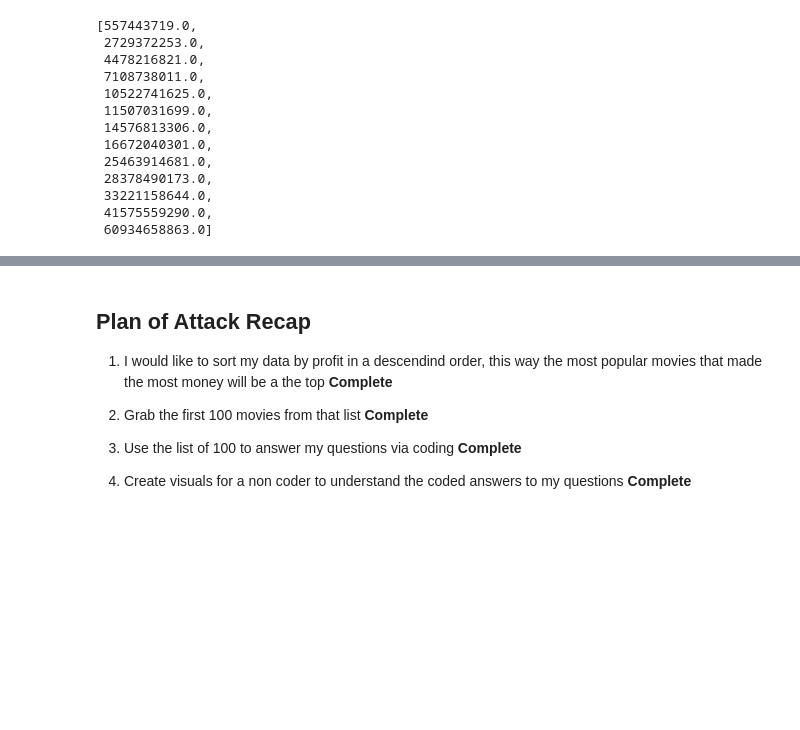
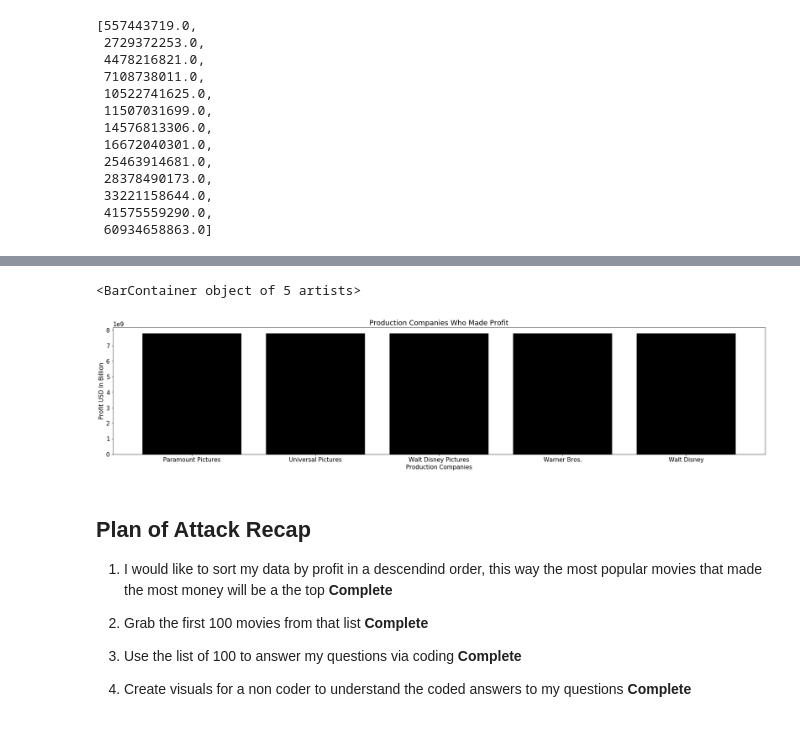
Before and after one commit to bmor2552/MovieProj, a Jupyter notebook: NoteBooks/Statistical_Analysis.ipynb, the cells around one changed output, grey strips where cells are left out. Drawn from its saved outputs; the diff is of its cells as text; code cells hidden in the pictures; blank space fills up the shorter version.

```diff
--- a/NoteBooks/Statistical_Analysis.ipynb
+++ b/NoteBooks/Statistical_Analysis.ipynb
@@ -397,0 +431,8 @@ plt.bar(x,y)
+# %%
+'''This for loop will create a dictionary where the key is the production company of the movie
+and the value is the sum of the profit made as a whole for the df_100 production companies'''
+unique_procomp_list = list(set(production_list))
+production_profit_dict = {}
+
+for company in unique_procomp_list:
+        production_profit_dict[company] = df_plot_companies[df_plot_companies[company] == True]['profit'].sum()
@@ -397,0 +459,4 @@ plt.bar(x,y)
+# %%
+production_profit_dict_sort = sorted(production_profit_dict.items(), key=operator.itemgetter(1))
+production_profit_dict_sort
+# Sorting the dictionary from the most profitable production company to the least profitable genre
@@ -397,0 +481,12 @@ plt.bar(x,y)
+# %%
+'''The loop below will create two list
+it will then pull out of the dictionary made in the cell above
+the keys and place them in the production company list
+and then pull the values and place them in the _profits list'''
+
+production_company = []
+_profits = []
+
+for item in range(len(production_profit_dict_sort)):
+    production_company.append(production_profit_dict_sort[item][0])
+    _profits.append(production_profit_dict_sort[item][1])
@@ -398,3 +533,26 @@ plt.bar(x,y)
+# %%
+'''Below you will find a visualization of which genres made the most money
+The visualization is of a bar chart that has the names of genres at the bottom
+and the amount of money it made in US Dollars'''
+
+
+x= production_company[-5:]
+y= _profits[-5]
+
+
+plt.figure(figsize=(30,6))
+
+plt.rc('font', size=15)
+
+
+
+plt.title('Production Companies Who Made Profit')
+plt.xlabel('Production Companies')
+plt.ylabel('Profit USD In Billion')
+plt.bar(x,y, color='black')
+# %% [output]
+<BarContainer object of 5 artists>
+[figure, added]
 # %% [markdown]
 ## Plan of Attack Recap
 
```
Also changed, not shown: parts of 14 cells of this notebook, 3 other files.
